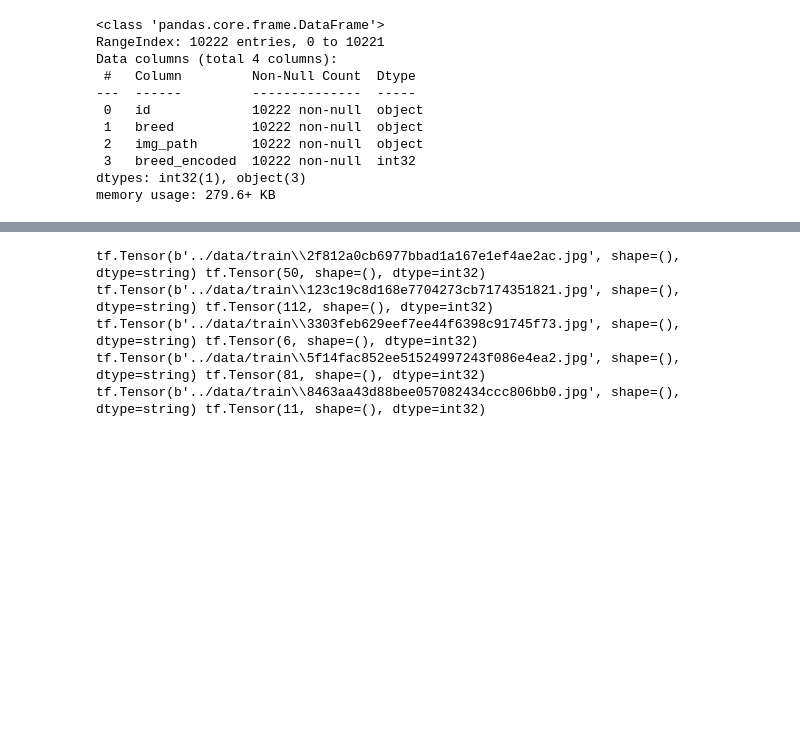
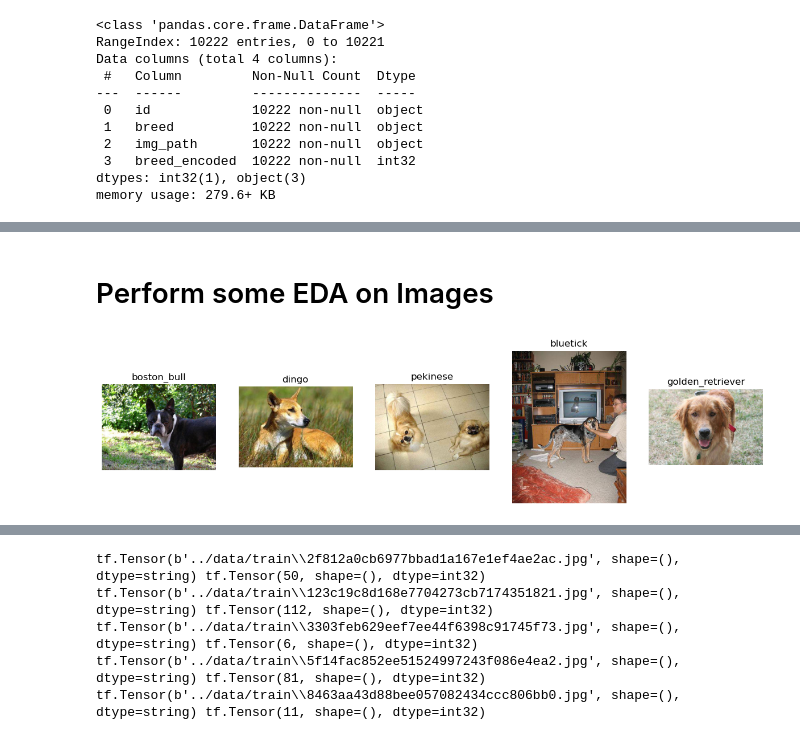
Before and after one commit to vBarFace/Dog-Breed-Identification-Kaggle, a Jupyter notebook: Dog_Breed_Identification_V2.ipynb, the cells around one changed output, grey strips where cells are left out. Cells and saved outputs as stored; diff of their text form; code cells hidden in the pictures; blank space fills up the shorter version.

Commit message:
Performed EDA in both Labels and Training sets.

```diff
--- a/Dog_Breed_Identification_V2.ipynb
+++ b/Dog_Breed_Identification_V2.ipynb
@@ -202,0 +223,32 @@ labels.head()
+# %% [markdown]
+# Perform some EDA on Images
+# %%
+def display_sample_images(labels_df, num_samples=5):
+    '''
+    Goal: display sample images from the dataframe
+
+    Inputs: -> the dataframe
+            -> the number of samples to display
+    '''
+    breeds = labels_df['breed'].unique()
+    sample_images = []
+
+    for breed in breeds[:num_samples]:
+        # We filter the dataframe with only the breed 'breed' and then randomly sample 1 from it
+        sample_image_path = labels_df[labels_df['breed'] == breed].sample(1)['img_path'].values[0]
+        # Then we save the tuple in the array
+        sample_images.append((breed, sample_image_path))
+
+    plt.figure(figsize=(15, 10))
+    for i, (breed, image_path) in enumerate(sample_images):
+        image = Image.open(image_path)
+        plt.subplot(1, num_samples, i + 1)
+        plt.imshow(image)
+        plt.title(breed)
+        plt.axis('off')
+    plt.show()
+# %%
+# Lets see some random images from the dataframe
+display_sample_images(labels, num_samples=5)
+# %% [output]
+[figure, added]
```
Also changed, not shown: parts of 10 cells of this notebook.
